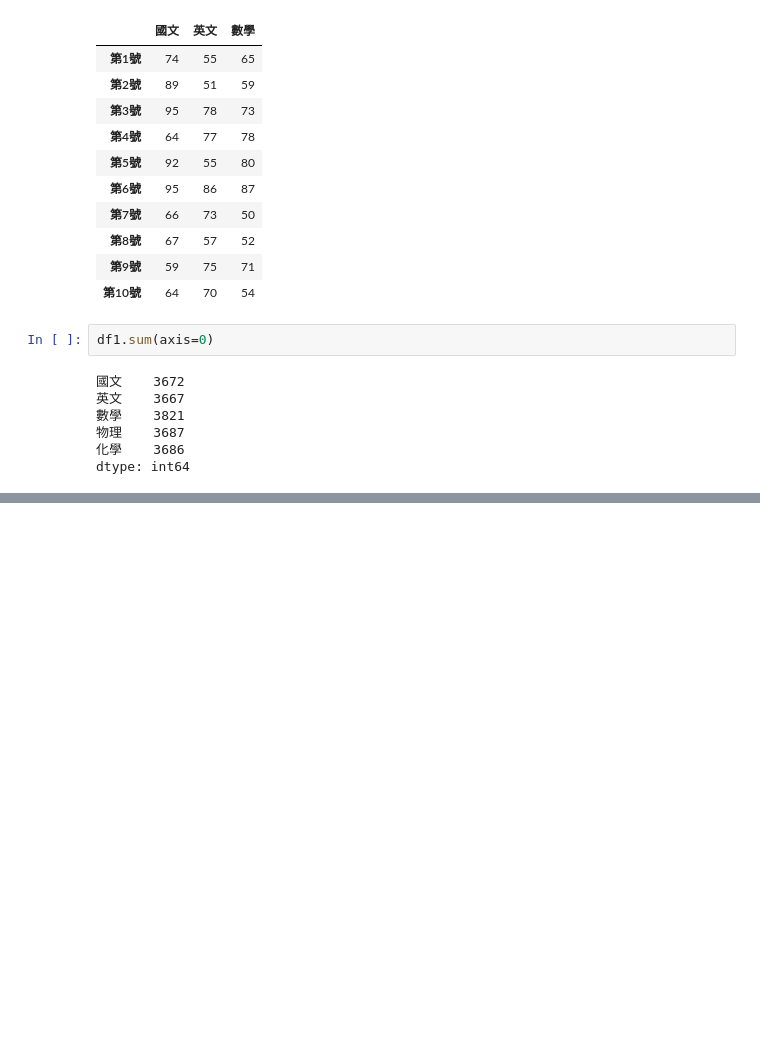
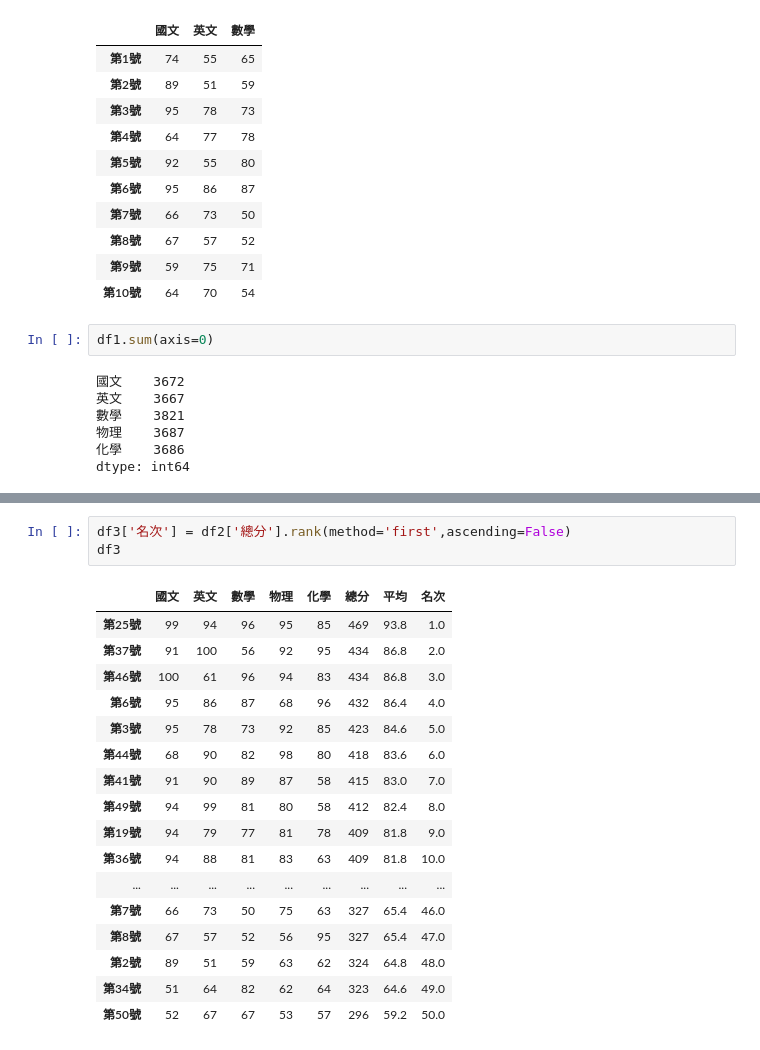
Before and after one commit to Cobratan/_Python-AI_, a Jupyter notebook: lesson11.ipynb, the cells around one changed output, grey strips where cells are left out. Saved outputs shown, nothing was run; the diff lists cells and outputs as text; blank space fills up the shorter version.

```diff
--- a/lesson11.ipynb
+++ b/lesson11.ipynb
@@ -172,0 +192,21 @@ df2
+# %%
+df3['名次'] = df2['總分'].rank(method='first',ascending=False)
+df3
+# %% [output]
+|  | 國文 | 英文 | 數學 | 物理 | 化學 | 總分 | 平均 | 名次 |
+| 第25號 | 99 | 94 | 96 | 95 | 85 | 469 | 93.8 | 1.0 |
+| 第37號 | 91 | 100 | 56 | 92 | 95 | 434 | 86.8 | 2.0 |
+| 第46號 | 100 | 61 | 96 | 94 | 83 | 434 | 86.8 | 3.0 |
+| 第6號 | 95 | 86 | 87 | 68 | 96 | 432 | 86.4 | 4.0 |
+| 第3號 | 95 | 78 | 73 | 92 | 85 | 423 | 84.6 | 5.0 |
+| 第44號 | 68 | 90 | 82 | 98 | 80 | 418 | 83.6 | 6.0 |
+| 第41號 | 91 | 90 | 89 | 87 | 58 | 415 | 83.0 | 7.0 |
+| 第49號 | 94 | 99 | 81 | 80 | 58 | 412 | 82.4 | 8.0 |
+| 第19號 | 94 | 79 | 77 | 81 | 78 | 409 | 81.8 | 9.0 |
+| 第36號 | 94 | 88 | 81 | 83 | 63 | 409 | 81.8 | 10.0 |
+| ... | ... | ... | ... | ... | ... | ... | ... | ... |
+| 第7號 | 66 | 73 | 50 | 75 | 63 | 327 | 65.4 | 46.0 |
+| 第8號 | 67 | 57 | 52 | 56 | 95 | 327 | 65.4 | 47.0 |
+| 第2號 | 89 | 51 | 59 | 63 | 62 | 324 | 64.8 | 48.0 |
+| 第34號 | 51 | 64 | 82 | 62 | 64 | 323 | 64.6 | 49.0 |
+| 第50號 | 52 | 67 | 67 | 53 | 57 | 296 | 59.2 | 50.0 |
```
Also changed, not shown: parts of 4 cells of this notebook.
